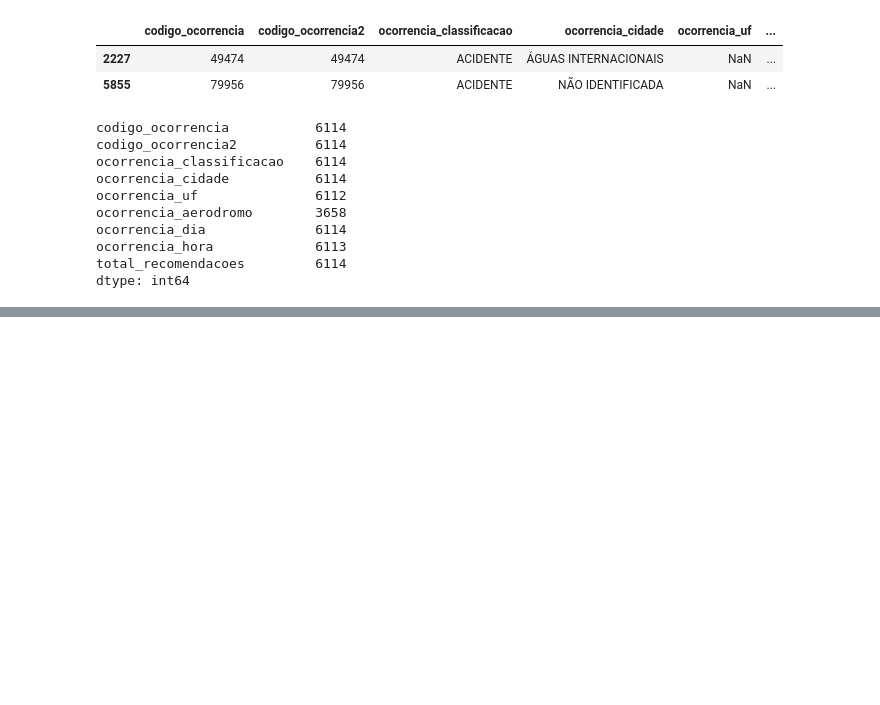
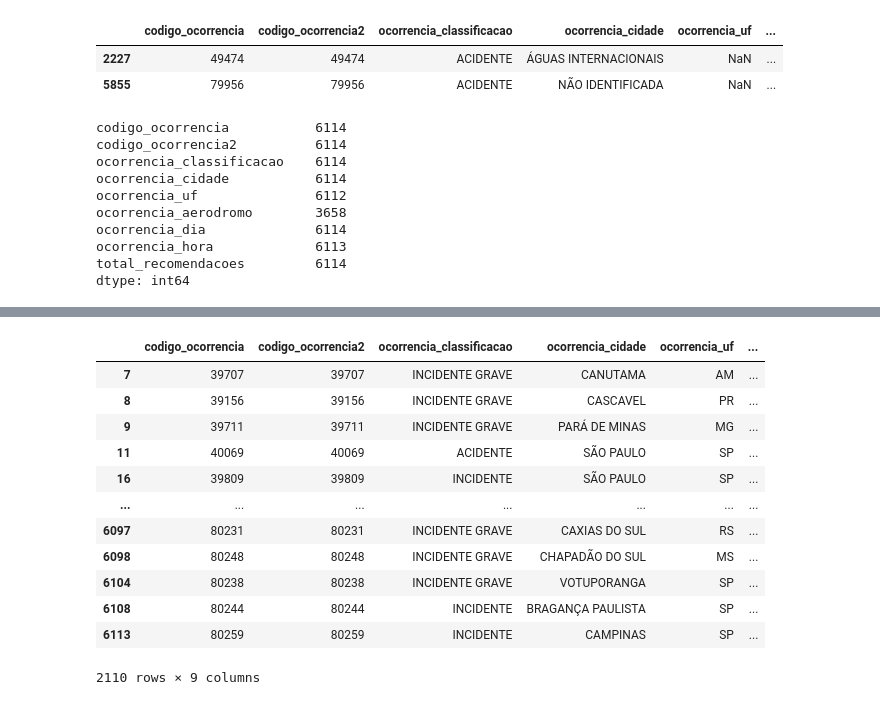
Before and after one commit to angelacpd/etl-dio, a Jupyter notebook: Transform.ipynb, the cells around one changed output, grey strips where cells are left out. Drawn from its saved outputs; the diff is of its cells as text; code cells hidden in the pictures; blank space fills up the shorter version.

```diff
--- a/Transform.ipynb
+++ b/Transform.ipynb
@@ -190,0 +274,19 @@ dtype: int64
+# %%
+# Filter rows where ocorrencia_classificacao is 'INCIDENTE GRAVE' or ocorrencia_uf is 'SP'
+filter_classification = df.ocorrencia_classificacao == 'INCIDENTE GRAVE'
+filter_state = df.ocorrencia_uf == 'SP'
+df.loc[filter_classification | filter_state]
+# %% [output]
+|  | codigo_ocorrencia | codigo_ocorrencia2 | ocorrencia_classificacao | ocorrencia_cidade | ocorrencia_uf | ... |
+| 7 | 39707 | 39707 | INCIDENTE GRAVE | CANUTAMA | AM | ... |
+| 8 | 39156 | 39156 | INCIDENTE GRAVE | CASCAVEL | PR | ... |
+| 9 | 39711 | 39711 | INCIDENTE GRAVE | PARÁ DE MINAS | MG | ... |
+| 11 | 40069 | 40069 | ACIDENTE | SÃO PAULO | SP | ... |
+| 16 | 39809 | 39809 | INCIDENTE | SÃO PAULO | SP | ... |
+| ... | ... | ... | ... | ... | ... | ... |
+| 6097 | 80231 | 80231 | INCIDENTE GRAVE | CAXIAS DO SUL | RS | ... |
+| 6098 | 80248 | 80248 | INCIDENTE GRAVE | CHAPADÃO DO SUL | MS | ... |
+| 6104 | 80238 | 80238 | INCIDENTE GRAVE | VOTUPORANGA | SP | ... |
+| 6108 | 80244 | 80244 | INCIDENTE | BRAGANÇA PAULISTA | SP | ... |
+| 6113 | 80259 | 80259 | INCIDENTE | CAMPINAS | SP | ... |
+2110 rows × 9 columns
```
Also changed, not shown: parts of 7 cells of this notebook.
